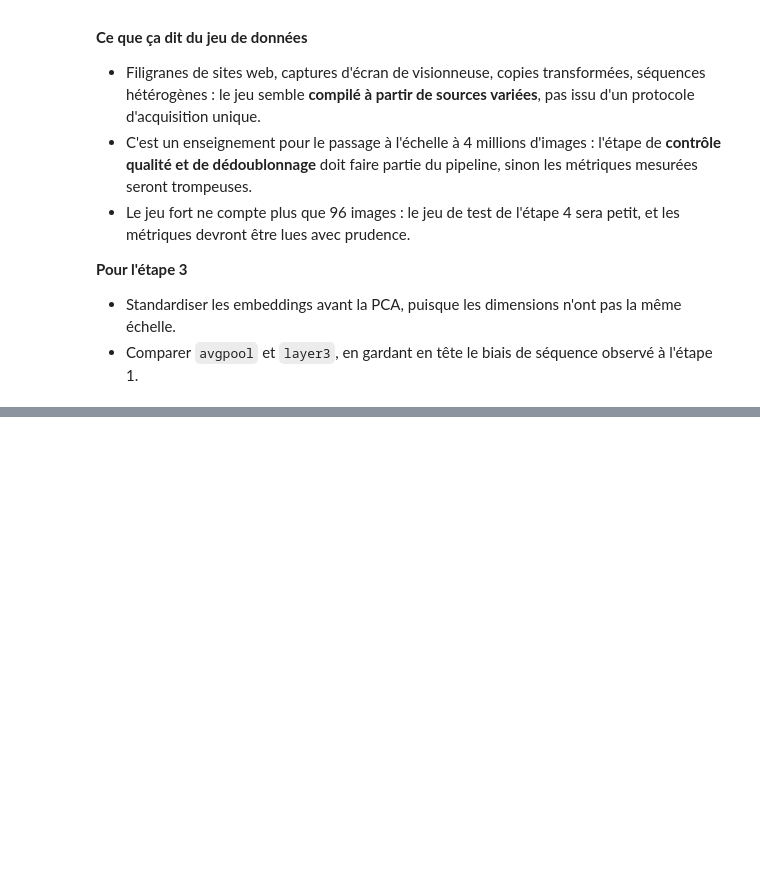
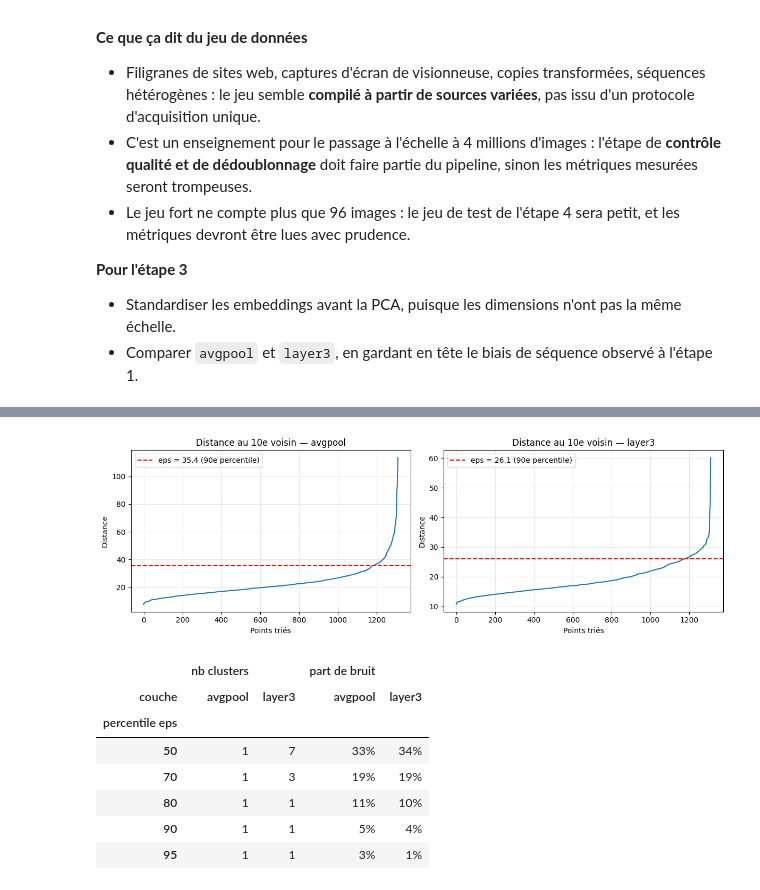
Before and after one commit to Hadri2T/Projet_7, a Jupyter notebook: notebooks/1_features_clustering.ipynb, the cells around one changed output, grey strips where cells are left out. Cells and saved outputs as stored; diff of their text form; code cells hidden in the pictures; blank space fills up the shorter version.

```diff
--- a/notebooks/1_features_clustering.ipynb
+++ b/notebooks/1_features_clustering.ipynb
@@ -584,0 +728,41 @@ Au total, le nettoyage a ramené les 1 506 fichiers d'origine à 1 310 images r
+# %%
+from sklearn.neighbors import NearestNeighbors
+from sklearn.cluster import DBSCAN
+
+MIN_SAMPLES = 10
+eps_dbscan = {}
+
+fig, axes = plt.subplots(1, 2, figsize=(12, 4))
+for ax, (name, Z) in zip(axes, reduced.items()):
+    # Distance de chaque point à son 10e voisin, triée
+    k_dist = np.sort(NearestNeighbors(n_neighbors=MIN_SAMPLES).fit(Z).kneighbors(Z)[0][:, -1])
+    eps_dbscan[name] = np.percentile(k_dist, 90)
+    ax.plot(k_dist)
+    ax.axhline(eps_dbscan[name], color="red", linestyle="--", label=f"eps = {eps_dbscan[name]:.1f} (90e percentile)")
+    ax.set_title(f"Distance au {MIN_SAMPLES}e voisin — {name}")
+    ax.set_xlabel("Points triés")
+    ax.set_ylabel("Distance")
+    ax.grid(alpha=0.3)
+    ax.legend()
+plt.tight_layout()
+plt.show()
+
+# Sensibilité de DBSCAN à eps : nombre de clusters et part de bruit
+rows = []
+for name, Z in reduced.items():
+    k_dist = np.sort(NearestNeighbors(n_neighbors=MIN_SAMPLES).fit(Z).kneighbors(Z)[0][:, -1])
+    for pct in [50, 70, 80, 90, 95]:
+        labels = DBSCAN(eps=np.percentile(k_dist, pct), min_samples=MIN_SAMPLES).fit_predict(Z)
+        rows.append({"couche": name, "percentile eps": pct, "nb clusters": len(set(labels) - {-1}),
+                     "part de bruit": f"{(labels == -1).mean():.0%}"})
+pd.DataFrame(rows).pivot(index="percentile eps", columns="couche", values=["nb clusters", "part de bruit"])
+# %% [output]
+[figure, added]
+|  | nb clusters |  | part de bruit |  |
+| couche | avgpool | layer3 | avgpool | layer3 |
+| percentile eps |  |  |  |  |
+| 50 | 1 | 7 | 33% | 34% |
+| 70 | 1 | 3 | 19% | 19% |
+| 80 | 1 | 1 | 11% | 10% |
+| 90 | 1 | 1 | 5% | 4% |
+| 95 | 1 | 1 | 3% | 1% |
```
Also changed, not shown: parts of 23 cells of this notebook, 2 other files.
